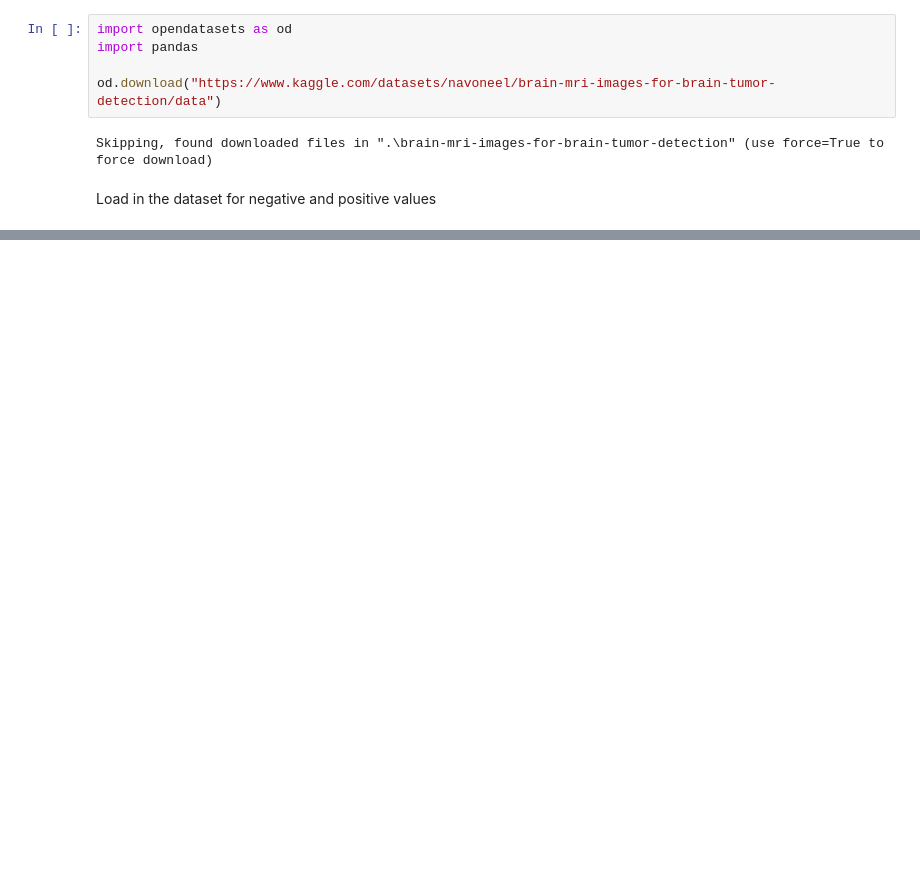
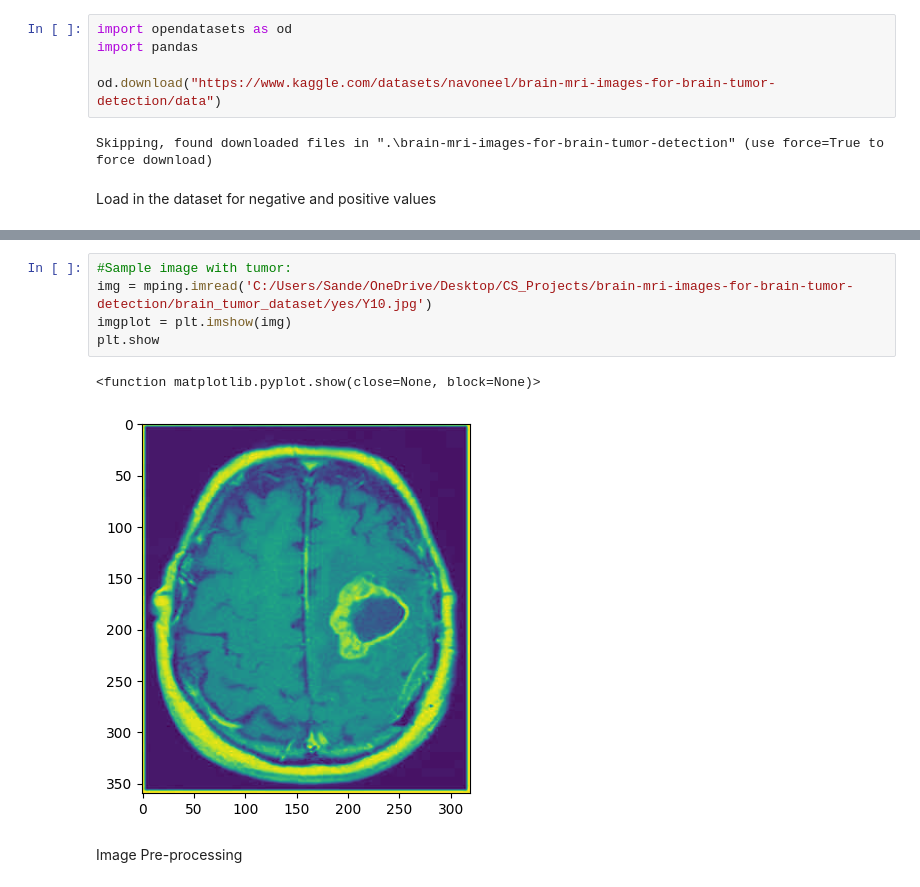
Before and after one commit to aadhirsandeep/EarlyDiseaseDetectionModel, a Jupyter notebook: Brain Tumor Detection ML Notebook.ipynb, the cells around one changed output, grey strips where cells are left out. Drawn from its saved outputs; the diff is of its cells as text; blank space fills up the shorter version.

```diff
--- a/Brain Tumor Detection ML Notebook.ipynb
+++ b/Brain Tumor Detection ML Notebook.ipynb
@@ -27,0 +58,10 @@ print(yes_tumor)
+# %%
+#Sample image with tumor:
+img = mping.imread('C:/Users/Sande/OneDrive/Desktop/CS_Projects/brain-mri-images-for-brain-tumor-detection/brain_tumor_dataset/yes/Y10.jpg')
+imgplot = plt.imshow(img)
+plt.show
+# %% [output]
+<function matplotlib.pyplot.show(close=None, block=None)>
+[figure, added]
+# %% [markdown]
+Image Pre-processing
```
Also changed, not shown: parts of 7 cells of this notebook.
